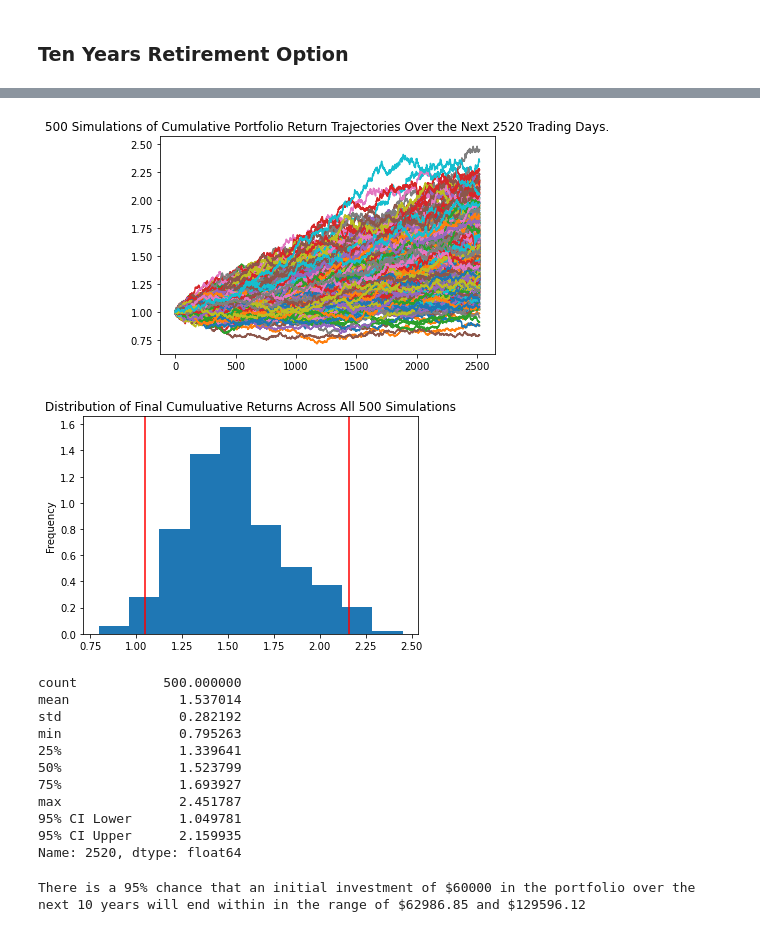
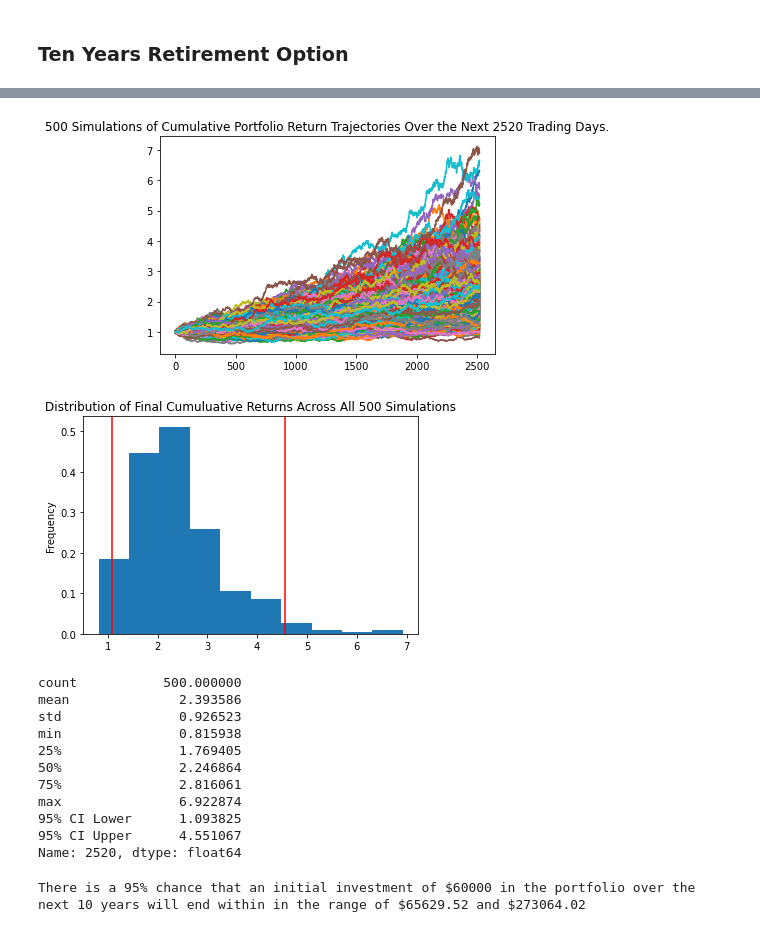
Before and after one commit to adamgulyas/financial-planning, a Jupyter notebook: financial-planner.ipynb, the cells around one changed output, grey strips where cells are left out. Cells and saved outputs as stored; diff of their text form; code cells hidden in the pictures.

```diff
--- a/financial-planner.ipynb
+++ b/financial-planner.ipynb
@@ -174,12 +180,25 @@ Congratulations! You have enough money in this fund.
 # %%
 # Set start and end dates of five years back from today.
 # Sample results may vary from the solution based on the time frame chosen
-start_date = pd.Timestamp('2016-05-01', tz='America/New_York').isoformat()
-end_date = pd.Timestamp('2021-05-01', tz='America/New_York').isoformat()
+yesterday = pd.Timestamp.now(tz="America/New_York") - pd.Timedelta(days=1)
+
+start = (yesterday - pd.Timedelta(days=365*5)).strftime('%Y-%m-%d')
+end = yesterday.strftime('%Y-%m-%d')
 # %%
 # Get 5 years' worth of historical data for SPY and AGG
 # (use a limit=1000 parameter to call the most recent 1000 days of data)
+df_stock_data = apca.get_bars(tickers, TimeFrame.Day, start, end, adjustment='raw').df
+df_stock_data.index = pd.DatetimeIndex(df_stock_data.index.date, name='date')
 
+df_stock_data = df_stock_data[['close', 'symbol']]
+df_stock_data = pd.pivot_table(df_stock_data, values='close', columns='symbol', index=df_stock_data.index)
+
+multi_index_columns = pd.MultiIndex.from_tuples(
+  [(ticker, "close") for ticker in tickers]
+)
+
+df_stock_data.columns = multi_index_columns
+df_stock_data
 
 # Display sample data
 df_stock_data.head()
@@ -376,3 +419,11 @@ There is a 95% chance that an initial investment of $60000 in the portfolio over
 # %% [markdown]
 ### Ten Years Retirement Option
+# %%
+# Configuring a Monte Carlo simulation to forecast 10 years cumulative returns
+MC_tenyear = MCSimulation(
+  portfolio_data = df_stock_data,
+  weights = [.40,.60],
+  num_simulation = 500,
+  num_trading_days = 252*10
+)
 # %%
@@ -413,38 +463,42 @@ Running Monte Carlo simulation number 490.
 # %%
 # Plot simulation outcomes
+line_plot = MC_tenyear.plot_simulation()
 # %% [output]
-[figure, old version]
+[figure, new version]
 # %%
 # Plot probability distribution and confidence intervals
+dist_plot = MC_tenyear.plot_distribution()
 # %% [output]
-[figure, old version]
+[figure, new version]
 # %%
 # Fetch summary statistics from the Monte Carlo simulation results
-
+summary_stats = MC_tenyear.summarize_cumulative_return()
 
 # Print summary statistics
+print(summary_stats)
 # %% [output]
 count           500.000000
-mean              1.537014
-std               0.282192
-min               0.795263
-25%               1.339641
-50%               1.523799
-75%               1.693927
-max               2.451787
-95% CI Lower      1.049781
-95% CI Upper      2.159935
+mean              2.393586
+std               0.926523
+min               0.815938
+25%               1.769405
+50%               2.246864
+75%               2.816061
+max               6.922874
+95% CI Lower      1.093825
+95% CI Upper      4.551067
 Name: 2520, dtype: float64
 # %%
 # Set initial investment
-
+initial_investment = 60000
 
 # Use the lower and upper `95%` confidence intervals to calculate the range of the possible outcomes of our $60,000
-
+ci_lower_ten = round(summary_stats[8]*initial_investment,2)
+ci_upper_ten = round(summary_stats[9]*initial_investment,2)
 
 # Print results
 print(f"There is a 95% chance that an initial investment of ${initial_investment} in the portfolio"
       f" over the next 10 years will end within in the range of"
       f" ${ci_lower_ten} and ${ci_upper_ten}")
 # %% [output]
-There is a 95% chance that an initial investment of $60000 in the portfolio over the next 10 years will end within in the range of $62986.85 and $129596.12
+There is a 95% chance that an initial investment of $60000 in the portfolio over the next 10 years will end within in the range of $65629.52 and $273064.02
```
Also changed, not shown: parts of 28 cells of this notebook.
